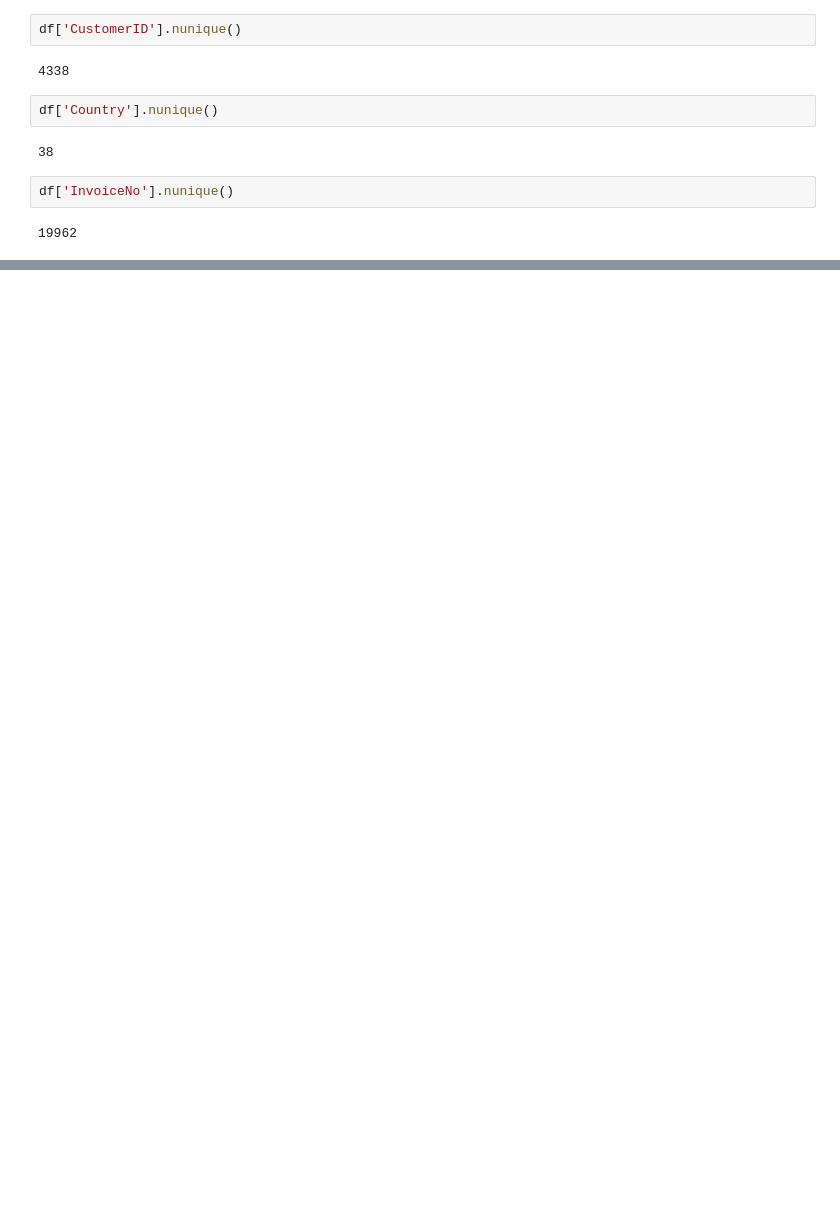
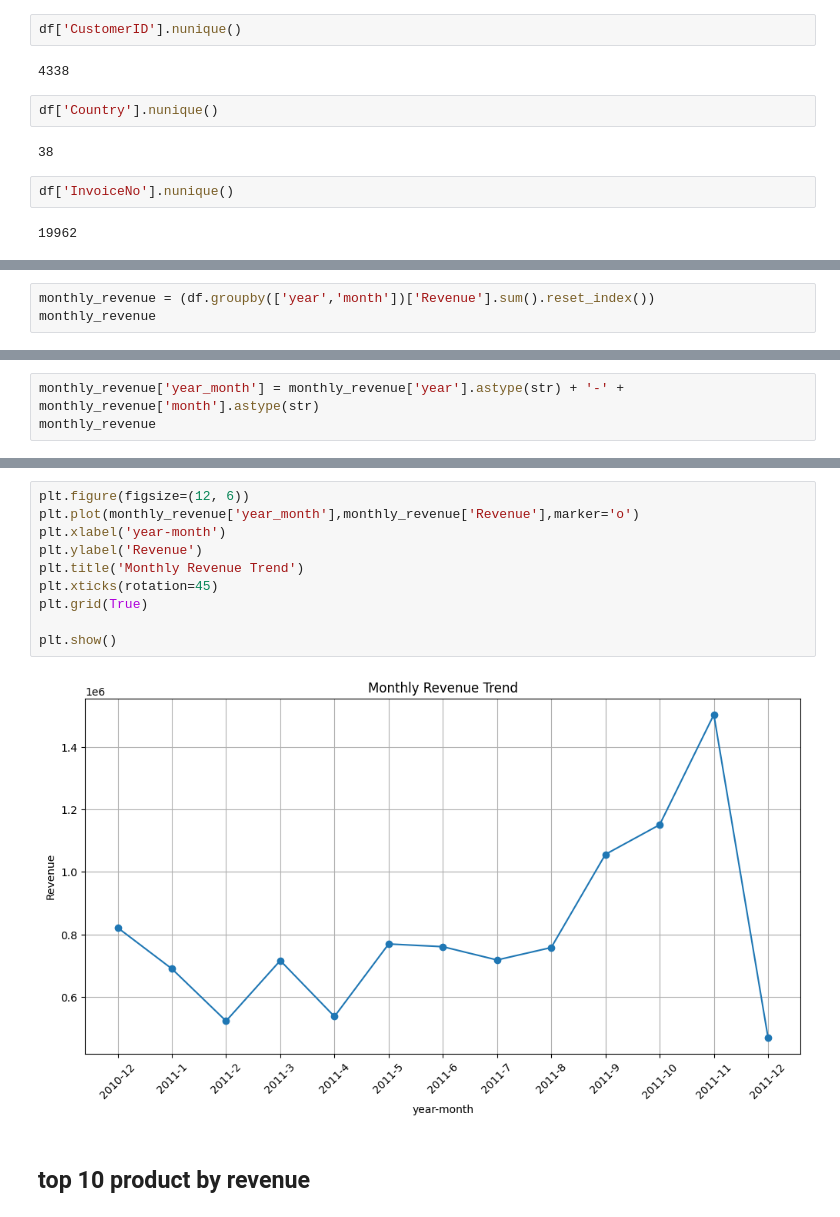
Before and after one commit to faisaltechai/Retail-Pulse, a Jupyter notebook: notebooks/03_eda.ipynb, the cells around one changed output, grey strips where cells are left out. Drawn from its saved outputs; the diff is of its cells as text; blank space fills up the shorter version.

```diff
--- a/notebooks/03_eda.ipynb
+++ b/notebooks/03_eda.ipynb
@@ -98,0 +173,3 @@ df['InvoiceNo'].nunique()
+# %%
+monthly_revenue = (df.groupby(['year','month'])['Revenue'].sum().reset_index())
+monthly_revenue
@@ -98,0 +191,3 @@ df['InvoiceNo'].nunique()
+# %%
+monthly_revenue['year_month'] = monthly_revenue['year'].astype(str) + '-' + monthly_revenue['month'].astype(str)
+monthly_revenue
@@ -98,0 +209,14 @@ df['InvoiceNo'].nunique()
+# %%
+plt.figure(figsize=(12, 6))
+plt.plot(monthly_revenue['year_month'],monthly_revenue['Revenue'],marker='o')
+plt.xlabel('year-month')
+plt.ylabel('Revenue')
+plt.title('Monthly Revenue Trend')
+plt.xticks(rotation=45)
+plt.grid(True)
+
+plt.show()
+# %% [output]
+[figure, added]
+# %% [markdown]
+## top 10 product by revenue
```
Also changed, not shown: parts of 40 cells of this notebook, 2 other files.
